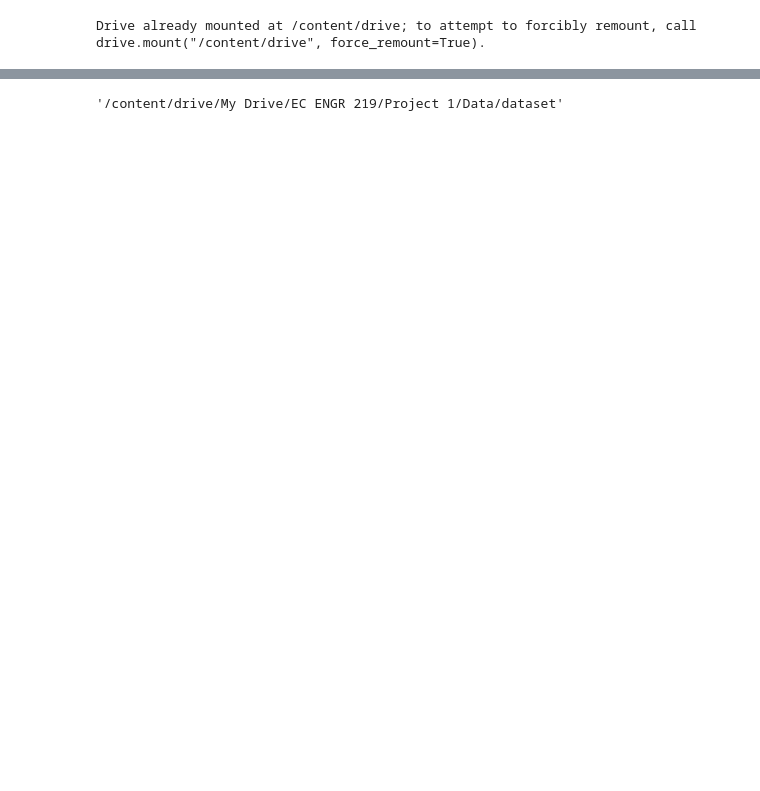
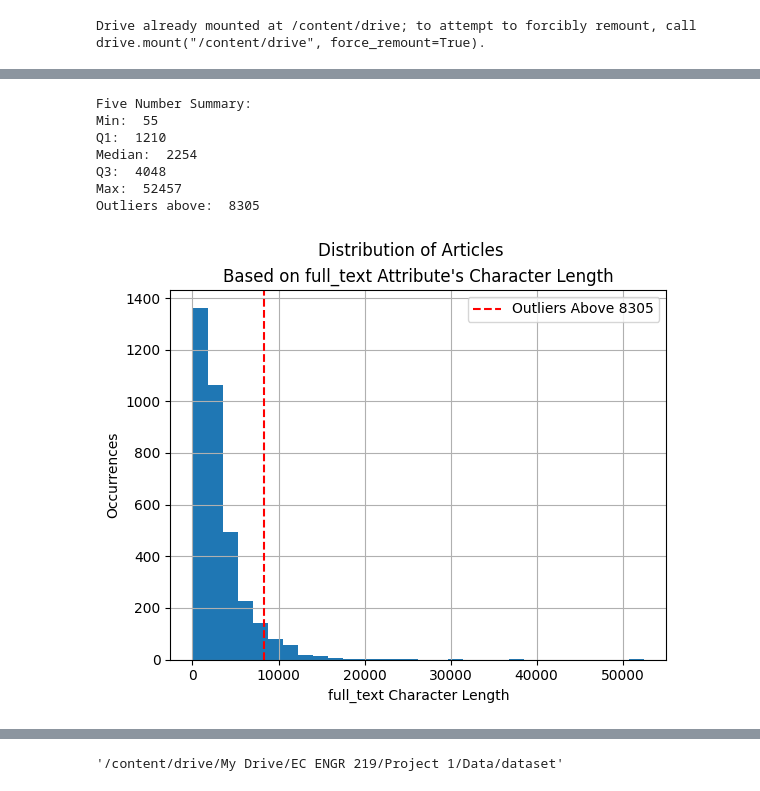
Before and after one commit to papaymaguire/ece219-project1, a Jupyter notebook: project1/notebooks/question01.ipynb, the cells around one changed output, grey strips where cells are left out. Saved outputs shown, nothing was run; the diff lists cells and outputs as text; code cells hidden in the pictures; blank space fills up the shorter version.

```diff
--- a/project1/notebooks/question01.ipynb
+++ b/project1/notebooks/question01.ipynb
@@ -62,2 +49,37 @@ dataset['full_text_char_count'].max()
+# %%
+import matplotlib.pyplot as plt
+dataset['full_text_char_count'] = dataset['full_text'].str.len()
+dataset['full_text_char_count'].hist(bins=30)
+
+# Calculate Five Number Summary
+quartiles = np.percentile(dataset['full_text_char_count'], [25, 50, 75])
+min, max = dataset['full_text_char_count'].min(), dataset['full_text_char_count'].max()
+high_outlier_boundary = quartiles[2]+1.5*(quartiles[2]-quartiles[0])
+
+# Configure histogram
+plt.suptitle("Distribution of Articles")
+plt.title("Based on full_text Attribute's Character Length")
+plt.xlabel("full_text Character Length")
+plt.ylabel("Occurrences")
+plt.axvline(x=high_outlier_boundary, color='red', linestyle='--', label='Outliers Above '+ str(int(high_outlier_boundary)))
+plt.legend()
+
+#Display Five Number Summary
+print("Five Number Summary:")
+print('Min: ', int(min))
+print('Q1: ', int(quartiles[0]))
+print('Median: ', int(quartiles[1]))
+print('Q3: ', int(quartiles[2]))
+print('Max: ', int(max))
+print("Outliers above: ", int(high_outlier_boundary))
+# %% [output]
+Five Number Summary:
+Min:  55
+Q1:  1210
+Median:  2254
+Q3:  4048
+Max:  52457
+Outliers above:  8305
+[figure, added]
 # %%
 dataset['leaf_label'].value_counts().plot(kind="bar")
```
Also changed, not shown: parts of 8 cells of this notebook.
